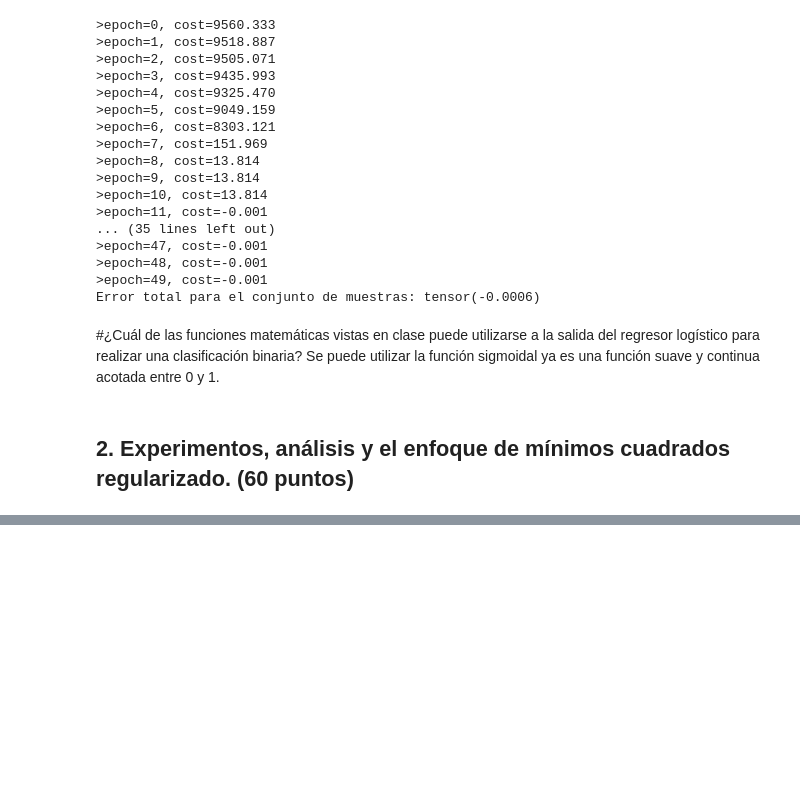
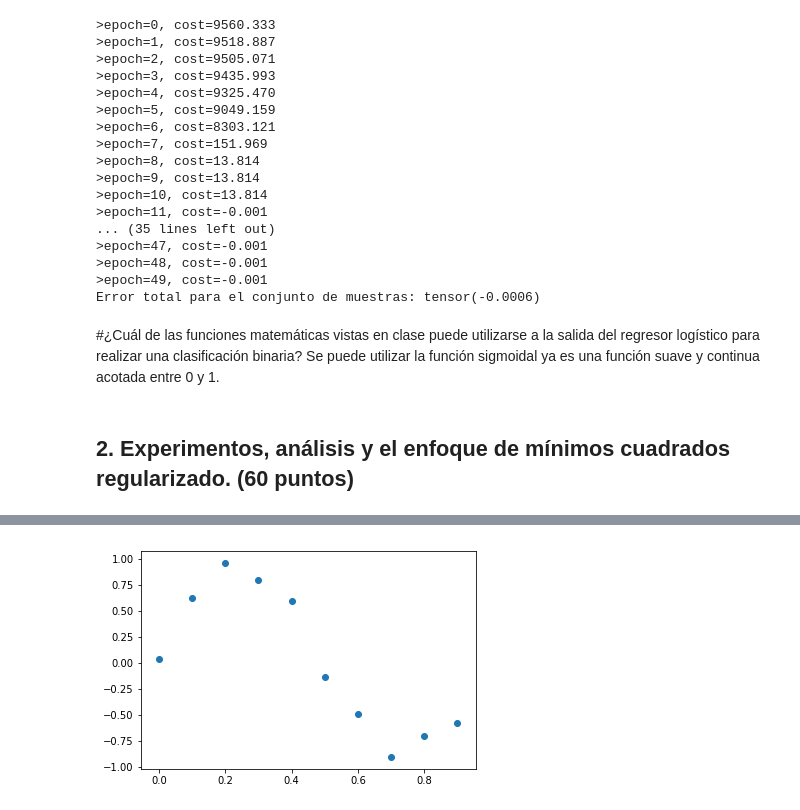
Before and after one commit to fmejias/CienciasDeLosDatosTEC, a Jupyter notebook: AprendizajeAutomatico/TP2/TP2.ipynb, the cells around one changed output, grey strips where cells are left out. Saved outputs shown, nothing was run; the diff lists cells and outputs as text; code cells hidden in the pictures; blank space fills up the shorter version.

Commit message:
TP2: Add first part of exercise 2

```diff
--- a/AprendizajeAutomatico/TP2/TP2.ipynb
+++ b/AprendizajeAutomatico/TP2/TP2.ipynb
@@ -271,0 +238,90 @@ Thresholded image
+# %%
+"""
+Creates the observation array t, from a sinusoidal wave
+@param x, the x values
+@param stdNoise, standard d
+eviation of noise, hihger, lower signal to noise ratio
+@return (t, yReal), the observed values and the original signal without noise
+"""
+def generate_signal(x, stdNoise=0.1):
+    yReal = np.sin(2* np.pi * x);
+    # Create noise
+    noise = np.random.normal(0, stdNoise, yReal.shape);
+    # Additive gaussian noise
+    t = yReal + noise;
+    return (t, yReal);
+
+def generate_x_values(n=10):
+    maximum_value = 1
+    x = np.arange(0, maximum_value, 1/(n/maximum_value));
+    # x = np.concatenate((x, np.array([maximum_value])));
+    return x
+
+def plotSignal(x, y):
+    # Scatter of the noisy signal
+    plt.scatter(x, y);
+    plt.show()
+
+def power_matrixA_data(x, degree):
+    x_power = np.power(x, degree)
+    return np.sum(x_power)
+
+def power_matrixB_data(x, t, degree):
+    x_power = np.power(x, degree)
+    multiply_factor = np.multiply(x_power, t)
+    return np.sum(multiply_factor)
+
+def getOptimumWReg(x, t, M=3, lambdaF=0.5):
+    # Create base matrix A
+    A = np.ones((M+1, M+1))
+    for i in range(0, M+1):
+      for j in range(0, M+1):
+        A[i][j] = power_matrixA_data(x, i + j)
+
+    # Create matrix B
+    B = torch.ones(M+1, 1)
+    B = B.numpy()
+    for i in range(0, M+1):
+      B[i] = power_matrixB_data(x, t, i)
+
+    # Translate as Torch Tensor
+    A = torch.from_numpy(A).type(torch.FloatTensor)
+    B = torch.from_numpy(B)
+
+    return A.inverse().mm(B);
+
+def plot_fit(x, wOpt, N, M):
+    y = np.zeros(N)
+    w = wOpt.transpose(0, 1)
+    w = w.numpy()[0]
+
+    for i in range(0, N):
+      sum_value = 0
+      for j in range(0, M+1):
+        sum_value += w[j]*(x[i]**j)
+      y[i] = sum_value
+
+    plt.scatter(x, y);
+    plt.show()
+
+def test_exercise2():
+    # Dataset 1
+    x1 = generate_x_values(n=10)
+    (t1, yReal) = generate_signal(x1);
+    plotSignal(x1, t1)
+
+    # Dataset 2
+    x2 = generate_x_values(n=100)
+    (t2, yReal) = generate_signal(x2);
+    plotSignal(x2, t2)
+
+    # Get optimum value
+    wOpt = getOptimumWReg(x1, t1, M=3, lambdaF=0.5)
+
+    # Plot Fit Y Estimated
+    plot_fit(x1, wOpt, N=10, M=3)
+
+
+test_exercise2()
+# %% [output]
+[figure, added]
```
Also changed, not shown: parts of 2 cells of this notebook.
